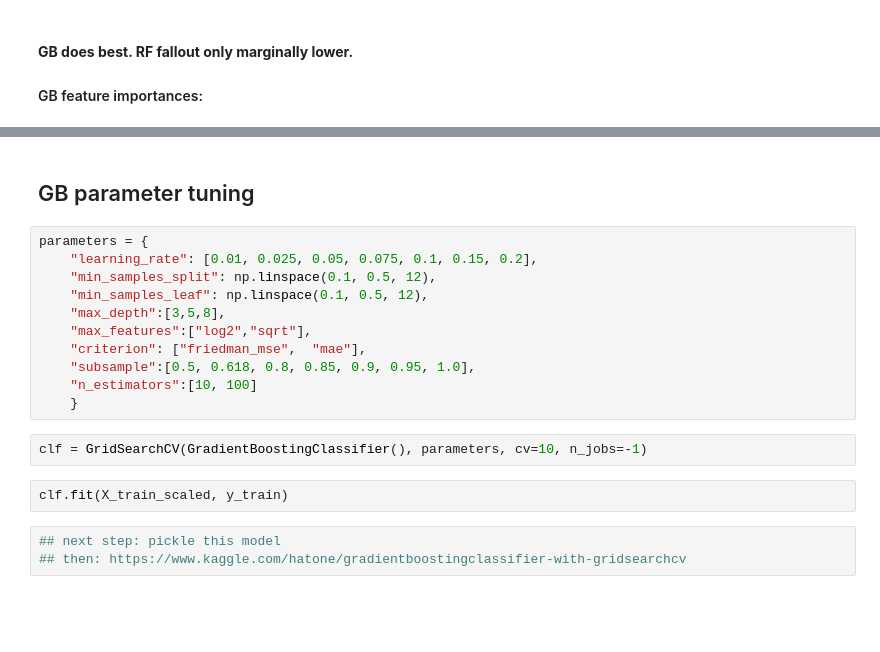
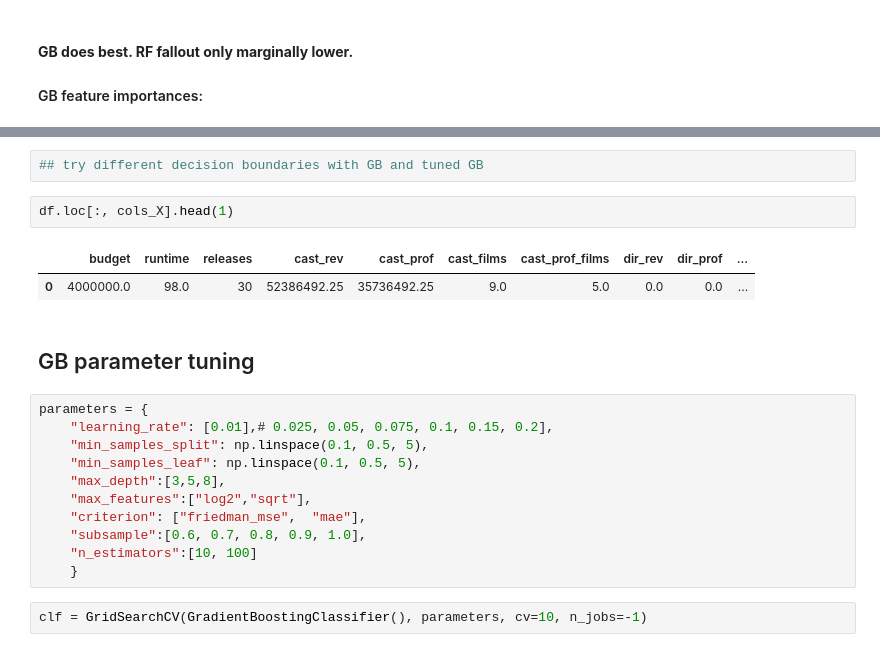
Before and after one commit to ryanlrappa/film-profit-prediction, a Jupyter notebook: jupyter_notebooks/6_modeling.ipynb, the cells around one changed output, grey strips where cells are left out. Saved outputs shown, nothing was run; the diff lists cells and outputs as text; blank space fills up the shorter version.

Commit message:
modeling update

```diff
--- a/jupyter_notebooks/6_modeling.ipynb
+++ b/jupyter_notebooks/6_modeling.ipynb
@@ -457,21 +457,23 @@ Feature ranking:
 [figure]
+# %%
+## try different decision boundaries with GB and tuned GB
+# %%
+df.loc[:, cols_X].head(1)
+# %% [output]
+|  | budget | runtime | releases | cast_rev | cast_prof | cast_films | cast_prof_films | dir_rev | dir_prof | ... |
+| 0 | 4000000.0 | 98.0 | 30 | 52386492.25 | 35736492.25 | 9.0 | 5.0 | 0.0 | 0.0 | ... |
 # %% [markdown]
 ## GB parameter tuning
 # %%
 parameters = {
-    "learning_rate": [0.01, 0.025, 0.05, 0.075, 0.1, 0.15, 0.2],
-    "min_samples_split": np.linspace(0.1, 0.5, 12),
-    "min_samples_leaf": np.linspace(0.1, 0.5, 12),
+    "learning_rate": [0.01],# 0.025, 0.05, 0.075, 0.1, 0.15, 0.2],
+    "min_samples_split": np.linspace(0.1, 0.5, 5),
+    "min_samples_leaf": np.linspace(0.1, 0.5, 5),
     "max_depth":[3,5,8],
     "max_features":["log2","sqrt"],
     "criterion": ["friedman_mse",  "mae"],
-    "subsample":[0.5, 0.618, 0.8, 0.85, 0.9, 0.95, 1.0],
+    "subsample":[0.6, 0.7, 0.8, 0.9, 1.0],
     "n_estimators":[10, 100]
     }
 # %%
 clf = GridSearchCV(GradientBoostingClassifier(), parameters, cv=10, n_jobs=-1)
-# %%
-clf.fit(X_train_scaled, y_train)
-# %%
-## next step: pickle this model
-## then: https://www.kaggle.com/hatone/gradientboostingclassifier-with-gridsearchcv
```
Also changed, not shown: parts of 7 cells of this notebook.
